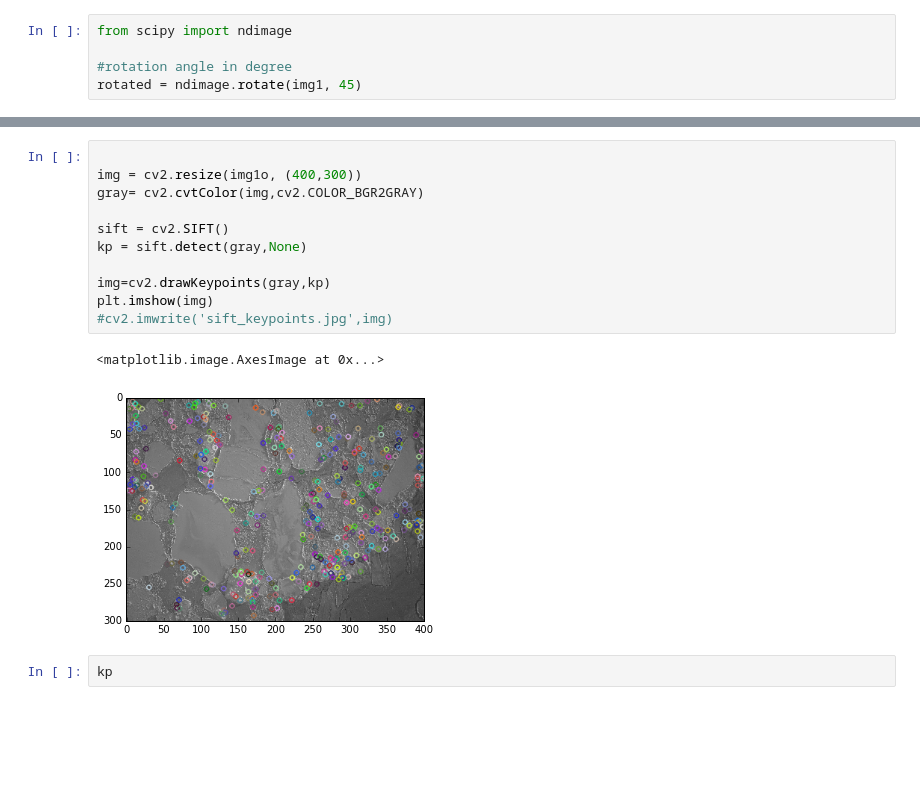
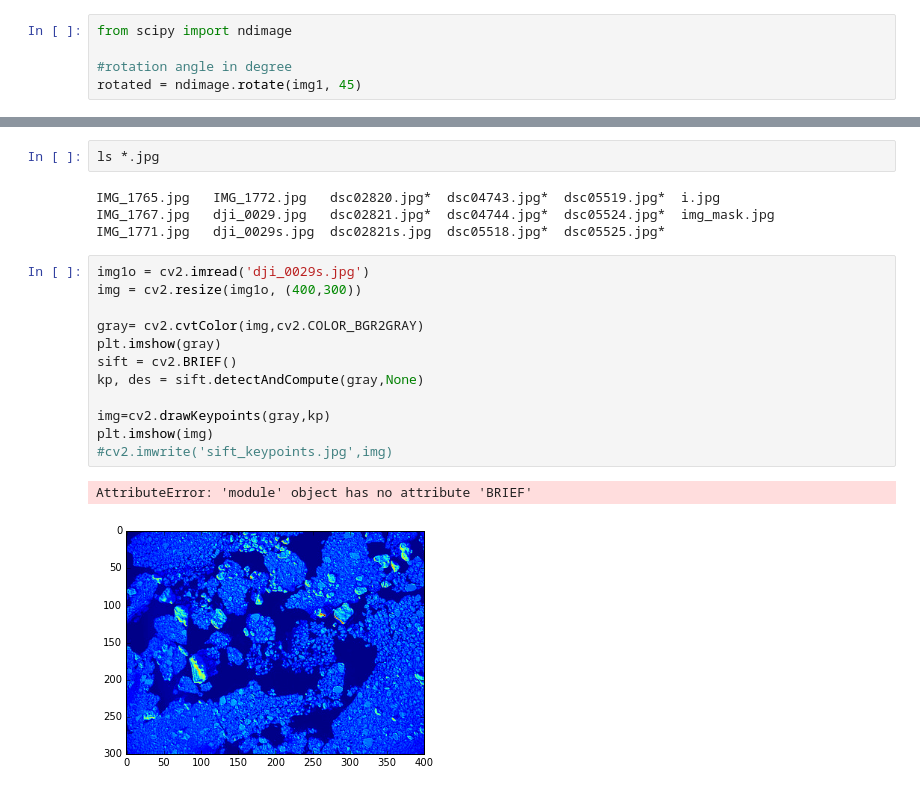
Before and after one commit to johannah/iceview, a Jupyter notebook: iceview/compare-approaches.ipynb, the cells around one changed output, grey strips where cells are left out. Saved outputs shown, nothing was run; the diff lists cells and outputs as text; blank space fills up the shorter version.

```diff
--- a/iceview/compare-approaches.ipynb
+++ b/iceview/compare-approaches.ipynb
@@ -447,16 +445,21 @@ plt.imshow(rotated)
+# %%
+ls *.jpg
+# %% [output]
+IMG_1765.jpg   IMG_1772.jpg   dsc02820.jpg*  dsc04743.jpg*  dsc05519.jpg*  i.jpg
+IMG_1767.jpg   dji_0029.jpg   dsc02821.jpg*  dsc04744.jpg*  dsc05524.jpg*  img_mask.jpg
+IMG_1771.jpg   dji_0029s.jpg  dsc02821s.jpg  dsc05518.jpg*  dsc05525.jpg*
 # %%
+img1o = cv2.imread('dji_0029s.jpg')
+img = cv2.resize(img1o, (400,300))
 
-img = cv2.resize(img1o, (400,300))
 gray= cv2.cvtColor(img,cv2.COLOR_BGR2GRAY)
-
-sift = cv2.SIFT()
-kp = sift.detect(gray,None)
+plt.imshow(gray)
+sift = cv2.BRIEF()
+kp, des = sift.detectAndCompute(gray,None)
 
 img=cv2.drawKeypoints(gray,kp)
 plt.imshow(img)
 #cv2.imwrite('sift_keypoints.jpg',img)
 # %% [output]
-<matplotlib.image.AxesImage at 0x...>
+AttributeError: 'module' object has no attribute 'BRIEF'
-[figure, old version]
+[figure, new version]
-# %%
-kp
```
Also changed, not shown: parts of 56 cells of this notebook, 13 other files.
